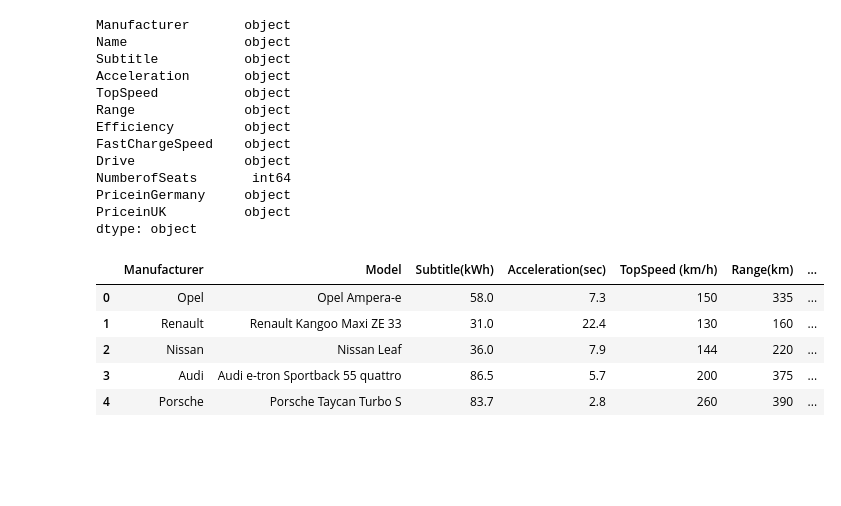
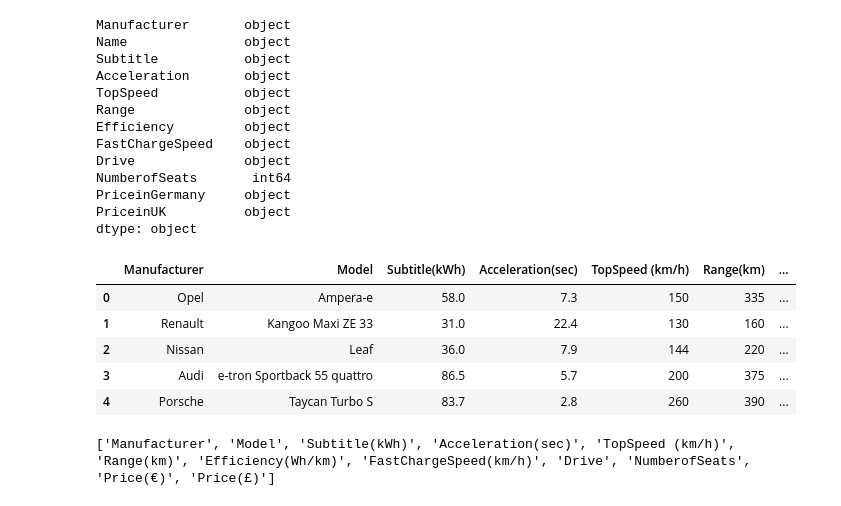
Before and after one commit to juanreyes97/project1_team5, a Jupyter notebook: Electric Cars Poyect.ipynb, the cells around one changed output. Drawn from its saved outputs; the diff is of its cells as text; code cells hidden in the pictures; blank space fills up the shorter version.

```diff
--- a/Electric Cars Poyect.ipynb
+++ b/Electric Cars Poyect.ipynb
@@ -22,6 +24,8 @@ print(ecar_df.columns.tolist())
 ecar_df = ecar_df.fillna('0')
 #Create a new column
 ecar_df.insert(loc=0, column="Manufacturer", value=ecar_df.Name.str.split(' ', n=1, expand=True)[0])
+# Remove the first word from the 'Name' column
+ecar_df['Name'] = ecar_df.Name.str.split(' ', n=1, expand=True)[1]
 # %%
 ecar_df.dtypes
 # %% [output]
@@ -89,19 +93,23 @@ ecar_df['PriceinGermany']=PriceinGermany
 # %%
 ecar_df = ecar_df.rename(columns={'Name':'Model',
                                   'Subtitle':'Subtitle(kWh)',
                                   'Acceleration':'Acceleration(sec)',
                                   'TopSpeed':'TopSpeed (km/h)',
                                   'Range':'Range(km)',
                                   'Efficiency':'Efficiency(Wh/km)',
                                   'FastChargeSpeed':'FastChargeSpeed(km/h)',
-                                  'PriceinGermany':'Pricein€',
-                                  'PriceinUK':'Pricein£'
+                                  'PriceinGermany':'Price(€)',
+                                  'PriceinUK':'Price(£)'
                                  })
 ecar_df.head()
 # %% [output]
 |  | Manufacturer | Model | Subtitle(kWh) | Acceleration(sec) | TopSpeed (km/h) | Range(km) | ... |
-| 0 | Opel | Opel Ampera-e | 58.0 | 7.3 | 150 | 335 | ... |
-| 1 | Renault | Renault Kangoo Maxi ZE 33 | 31.0 | 22.4 | 130 | 160 | ... |
-| 2 | Nissan | Nissan Leaf | 36.0 | 7.9 | 144 | 220 | ... |
-| 3 | Audi | Audi e-tron Sportback 55 quattro | 86.5 | 5.7 | 200 | 375 | ... |
-| 4 | Porsche | Porsche Taycan Turbo S | 83.7 | 2.8 | 260 | 390 | ... |
+| 0 | Opel | Ampera-e | 58.0 | 7.3 | 150 | 335 | ... |
+| 1 | Renault | Kangoo Maxi ZE 33 | 31.0 | 22.4 | 130 | 160 | ... |
+| 2 | Nissan | Leaf | 36.0 | 7.9 | 144 | 220 | ... |
+| 3 | Audi | e-tron Sportback 55 quattro | 86.5 | 5.7 | 200 | 375 | ... |
+| 4 | Porsche | Taycan Turbo S | 83.7 | 2.8 | 260 | 390 | ... |
+# %%
+print(ecar_df.columns.tolist())
+# %% [output]
+['Manufacturer', 'Model', 'Subtitle(kWh)', 'Acceleration(sec)', 'TopSpeed (km/h)', 'Range(km)', 'Efficiency(Wh/km)', 'FastChargeSpeed(km/h)', 'Drive', 'NumberofSeats', 'Price(€)', 'Price(£)']
```
Also changed, not shown: parts of 42 cells of this notebook, 6 other files.
